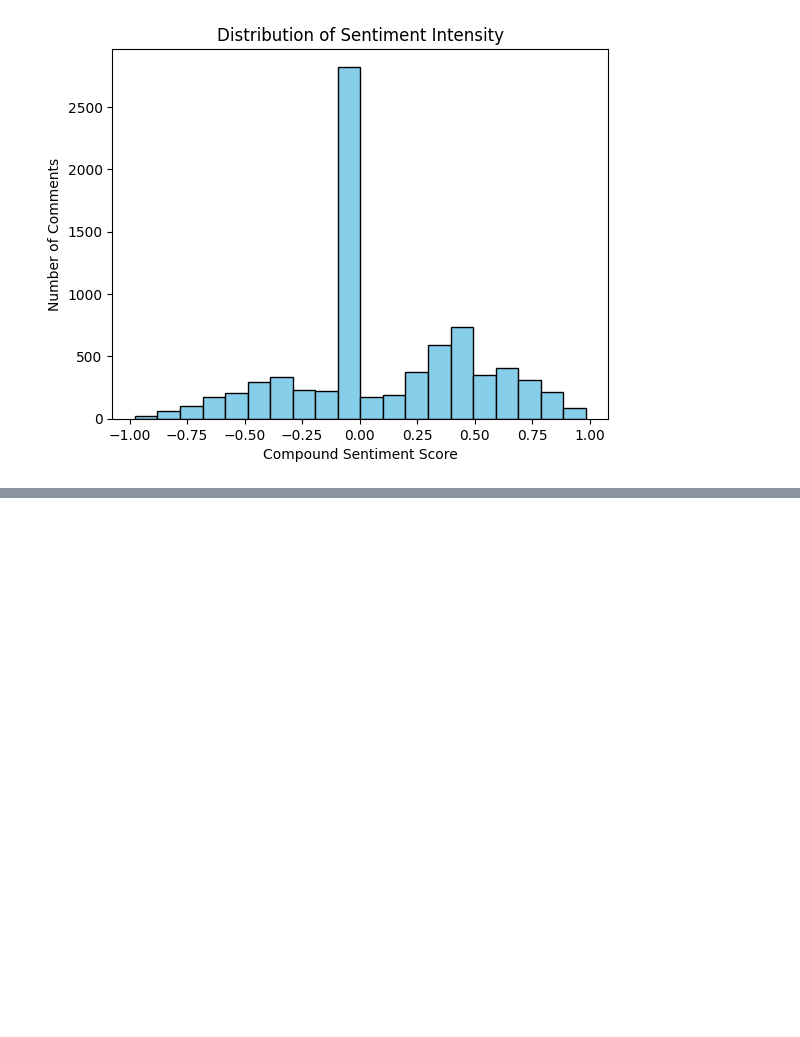
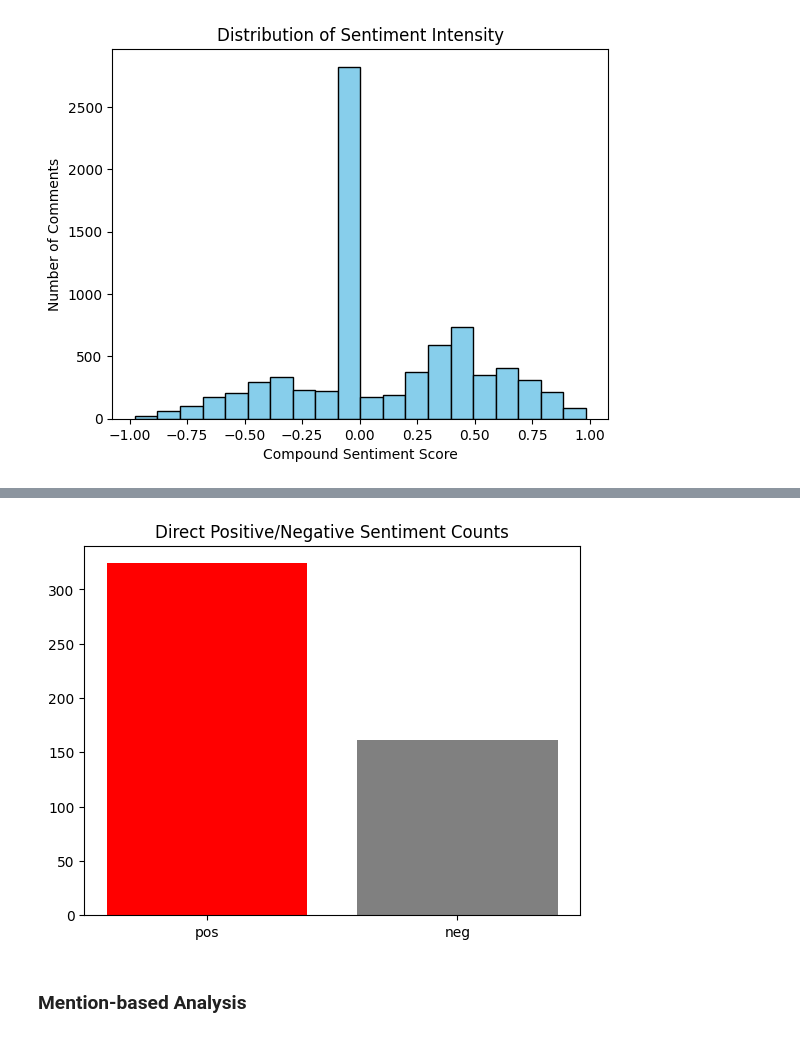
Before and after one commit to Prakhar896/SMAA2, a Jupyter notebook: analysis.ipynb, the cells around one changed output, grey strips where cells are left out. Drawn from its saved outputs; the diff is of its cells as text; code cells hidden in the pictures; blank space fills up the shorter version.

```diff
--- a/analysis.ipynb
+++ b/analysis.ipynb
@@ -474,0 +488,15 @@ plt.show()
+# %%
+# Aggregate sentiment counts
+sentiment_counts = df["sentiment_label"].value_counts()
+
+# remove 'neu' from the counts
+sentiment_counts = sentiment_counts[sentiment_counts.index != 'neu']
+
+# Plot
+plt.bar(sentiment_counts.index, sentiment_counts.values, color=["red", "gray", "green"])
+plt.title("Direct Positive/Negative Sentiment Counts")
+plt.show()
+# %% [output]
+[figure, added]
+# %% [markdown]
+### Mention-based Analysis
```
Also changed, not shown: parts of 11 cells of this notebook.
